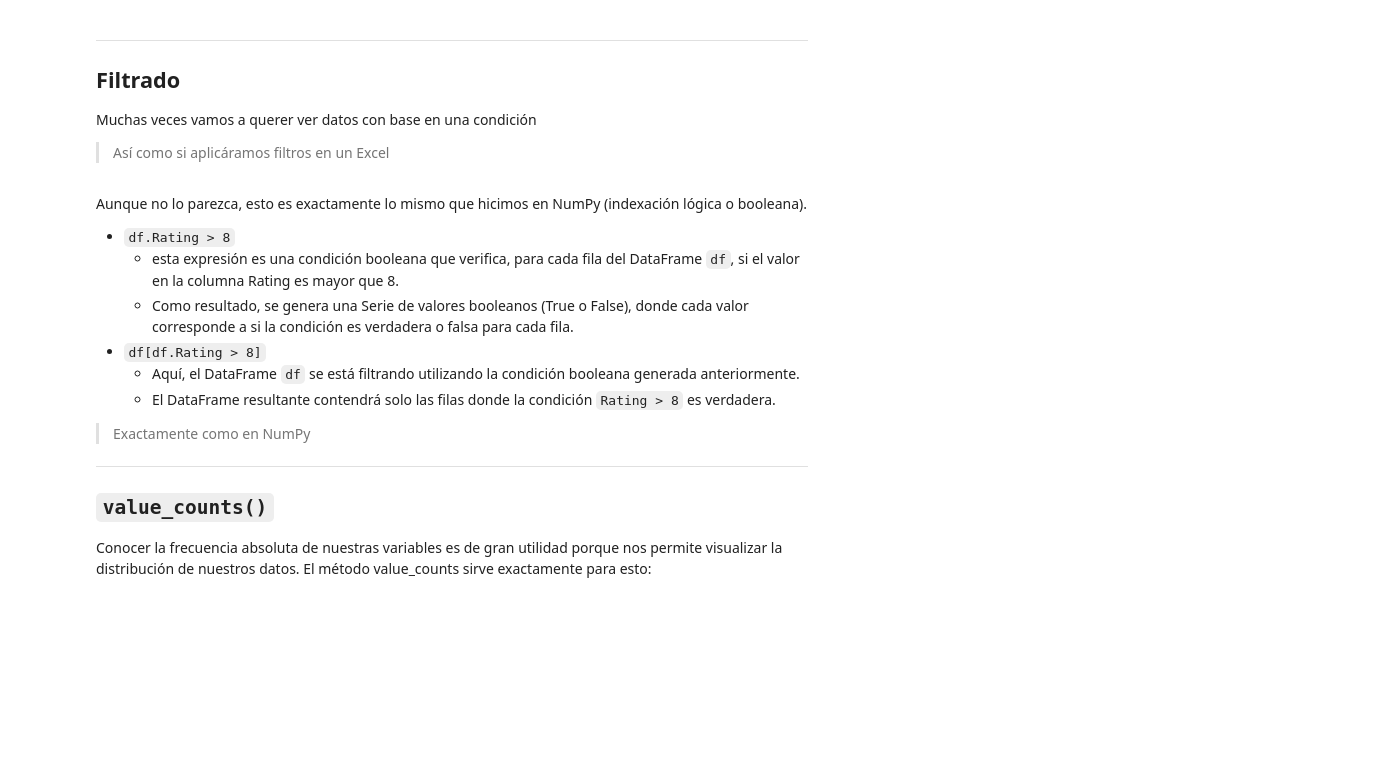
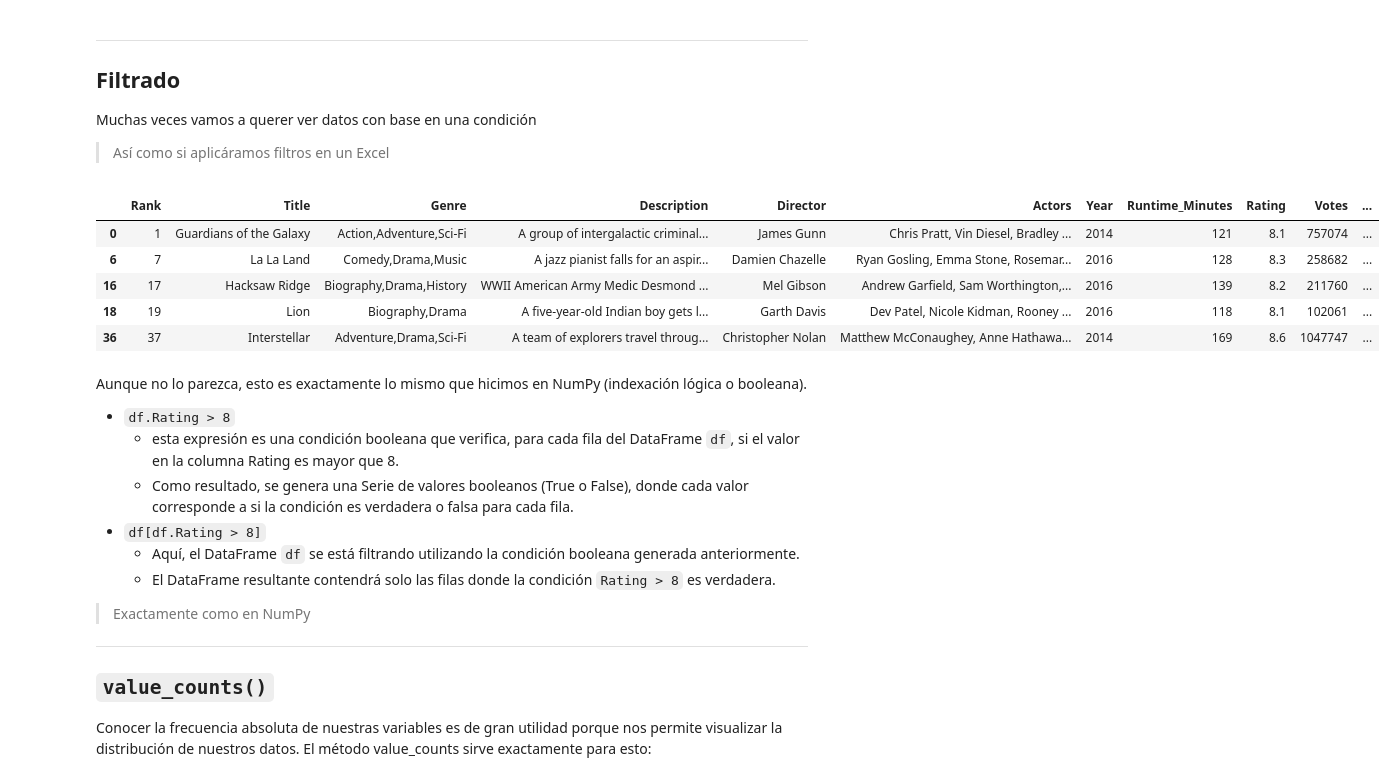
Before and after one commit to NeryR/pandas_primeros_pasos, a Jupyter notebook: 1_primeros_pasos_con_Pandas.ipynb, the cells around one changed output. Cells and saved outputs as stored; diff of their text form; code cells hidden in the pictures; blank space fills up the shorter version.

```diff
--- a/1_primeros_pasos_con_Pandas.ipynb
+++ b/1_primeros_pasos_con_Pandas.ipynb
@@ -395,7 +501,14 @@ Muchas veces vamos a querer ver datos con base en una condición
 
 > Así como si aplicáramos filtros en un Excel
 # %%
-df[df.Rating > 8].head(3)
+df[df.Rating > 8].head(5)
+# %% [output]
+|  | Rank | Title | Genre | Description | Director | Actors | Year | Runtime_Minutes | Rating | Votes | ... |
+| 0 | 1 | Guardians of the Galaxy | Action,Adventure,Sci-Fi | A group of intergalactic criminal... | James Gunn | Chris Pratt, Vin Diesel, Bradley ... | 2014 | 121 | 8.1 | 757074 | ... |
+| 6 | 7 | La La Land | Comedy,Drama,Music | A jazz pianist falls for an aspir... | Damien Chazelle | Ryan Gosling, Emma Stone, Rosemar... | 2016 | 128 | 8.3 | 258682 | ... |
+| 16 | 17 | Hacksaw Ridge | Biography,Drama,History | WWII American Army Medic Desmond ... | Mel Gibson | Andrew Garfield, Sam Worthington,... | 2016 | 139 | 8.2 | 211760 | ... |
+| 18 | 19 | Lion | Biography,Drama | A five-year-old Indian boy gets l... | Garth Davis | Dev Patel, Nicole Kidman, Rooney ... | 2016 | 118 | 8.1 | 102061 | ... |
+| 36 | 37 | Interstellar | Adventure,Drama,Sci-Fi | A team of explorers travel throug... | Christopher Nolan | Matthew McConaughey, Anne Hathawa... | 2014 | 169 | 8.6 | 1047747 | ... |
 # %% [markdown]
 Aunque no lo parezca, esto es exactamente lo mismo que hicimos en NumPy (indexación lógica o booleana).
 
```
Also changed, not shown: parts of 30 cells of this notebook, 1 other file.
